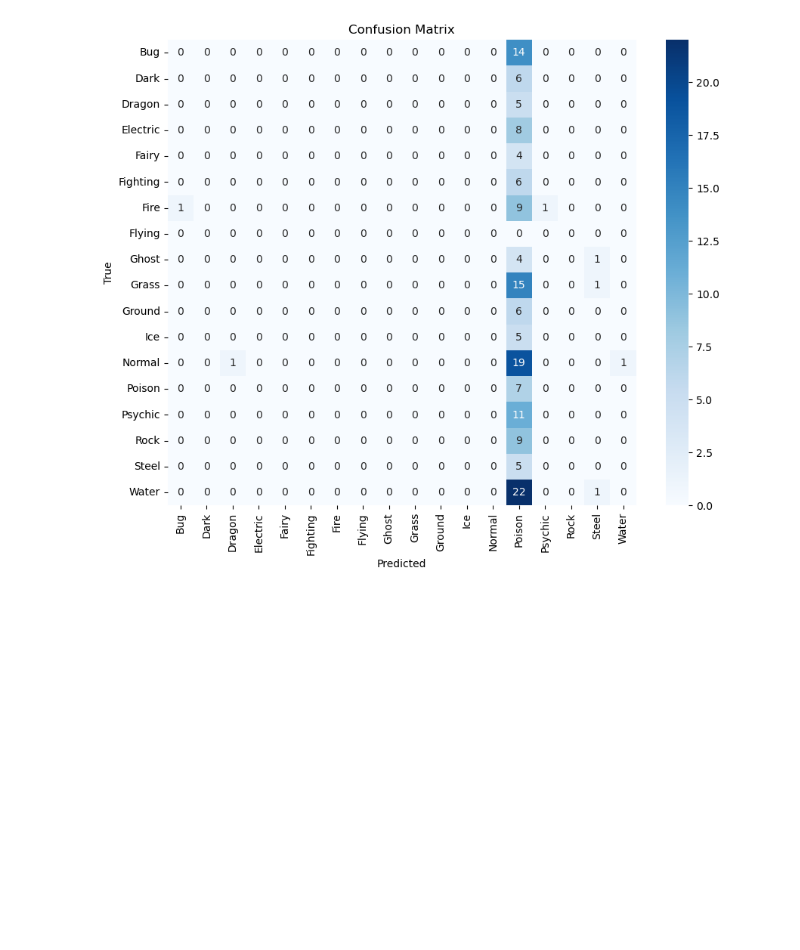
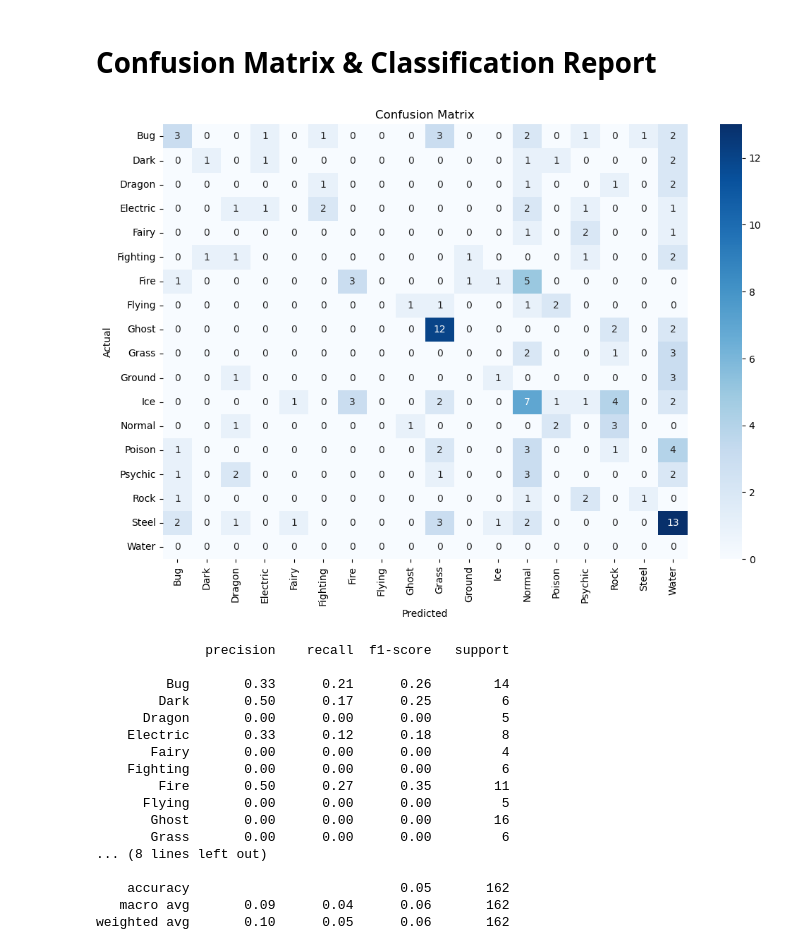
Before and after one commit to XC0ID/Vision-Based-Image-Classification, a Jupyter notebook: Pokemon/Pokemon_Model2.ipynb, the cells around one changed output. Saved outputs shown, nothing was run; the diff lists cells and outputs as text; code cells hidden in the pictures; blank space fills up the shorter version.

```diff
--- a/Pokemon/Pokemon_Model2.ipynb
+++ b/Pokemon/Pokemon_Model2.ipynb
@@ -112,12 +170,0 @@ def train_model(model, train_loader, test_loader, criterion, optimizer, num_epoc
-# %%
-# Evaluate
-model.eval()
-correct = 0
-total = 0
-with torch.no_grad():
-    for inputs, labels in test_loader:
-        inputs, labels = inputs.to(device), labels.to(device)
-        outputs = model(inputs)
-        _, predicted = torch.max(outputs.data, 1)
-        total += labels.size(0)
-        correct += (predicted == labels).sum().item()
@@ -124,15 +173,14 @@ with torch.no_grad():
 # %%
-# After train_model call, evaluate in more detail
 model.eval()
 all_preds = []
 all_labels = []
+
 with torch.no_grad():
-    for inputs, labels in test_loader:
-        inputs, labels = inputs.to(device), labels.to(device)
+    for batch in test_loader:
+        if batch[0] is None:
+            continue
+        inputs, labels = batch[0].to(device), batch[1].to(device)
         outputs = model(inputs)
-        _, predicted = torch.max(outputs, 1)
-        all_preds.extend(predicted.cpu().numpy())
+        _, preds = torch.max(outputs, 1)
+        all_preds.extend(preds.cpu().numpy())
         all_labels.extend(labels.cpu().numpy())
-
-# Specify labels to include all classes
-print(classification_report(all_labels, all_preds, labels=range(num_classes), target_names=label_encoder.classes_))
@@ -157,11 +187,32 @@ weighted avg       0.00      0.04      0.00       162
+# %% [markdown]
+# Confusion Matrix & Classification Report
 # %%
-# Confusion matrix (optional visualization, also specifying labels)
-cm = confusion_matrix(all_labels, all_preds, labels=range(num_classes))
-plt.figure(figsize=(10, 8))
-sns.heatmap(cm, annot=True, fmt='d', cmap='Blues', xticklabels=label_encoder.classes_, yticklabels=label_encoder.classes_)
-plt.xlabel('Predicted')
-plt.ylabel('True')
-plt.title('Confusion Matrix')
+cm = confusion_matrix(all_labels, all_preds)
+plt.figure(figsize=(12, 8))
+sns.heatmap(cm, annot=True, fmt="d", cmap="Blues", xticklabels=unique_types, yticklabels=unique_types)
+plt.title("Confusion Matrix")
+plt.xlabel("Predicted")
+plt.ylabel("Actual")
 plt.show()
+
+print(classification_report(all_labels, all_preds, target_names=unique_types))
+torch.save(model.state_dict(), "pokemon_model_improved.pth")
 # %% [output]
-[figure, old version]
+[figure, new version]
+              precision    recall  f1-score   support
+
+         Bug       0.33      0.21      0.26        14
+        Dark       0.50      0.17      0.25         6
+      Dragon       0.00      0.00      0.00         5
+    Electric       0.33      0.12      0.18         8
+       Fairy       0.00      0.00      0.00         4
+    Fighting       0.00      0.00      0.00         6
+        Fire       0.50      0.27      0.35        11
+      Flying       0.00      0.00      0.00         5
+       Ghost       0.00      0.00      0.00        16
+       Grass       0.00      0.00      0.00         6
+... (8 lines left out)
+
+    accuracy                           0.05       162
+   macro avg       0.09      0.04      0.06       162
+weighted avg       0.10      0.05      0.06       162
```
Also changed, not shown: parts of 27 cells of this notebook.
